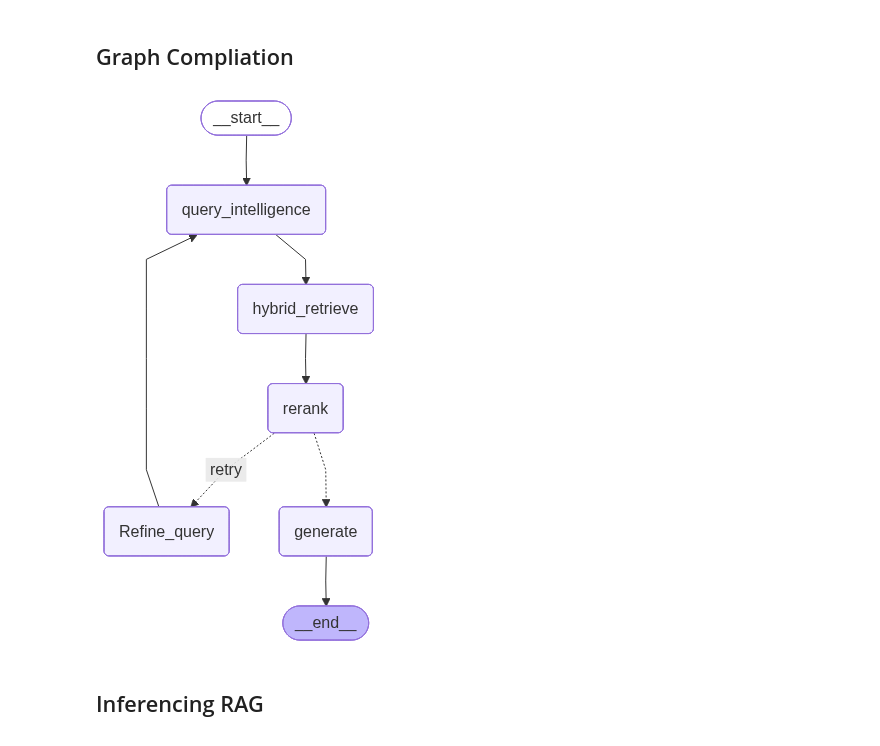
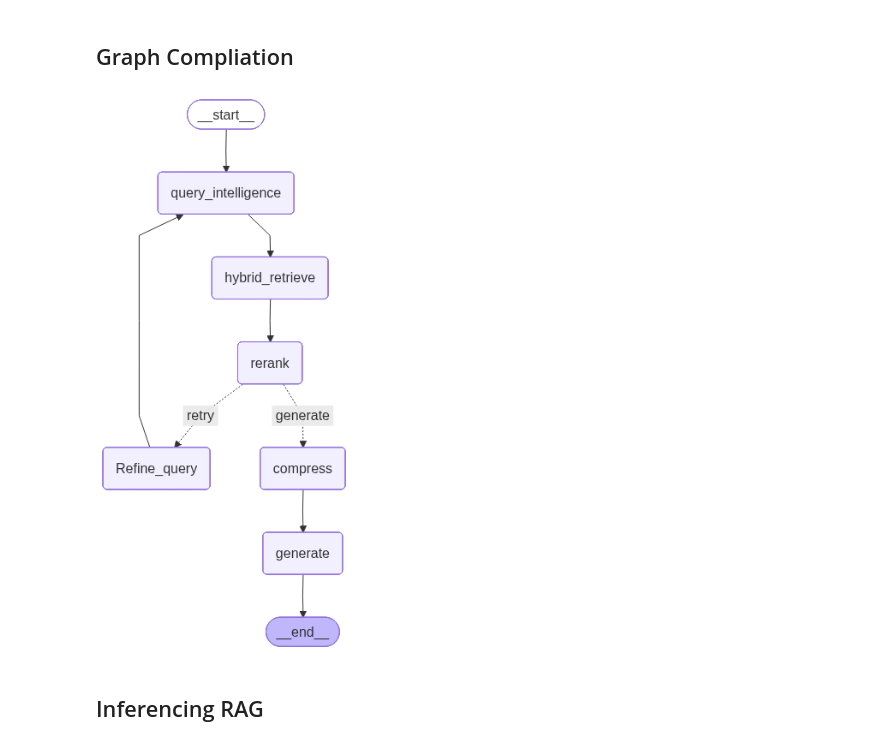
Before and after one commit to Anideep-Kalia/VeriRAG, a Jupyter notebook: VeriRAG/VeriRAG.ipynb, the cells around one changed output. Saved outputs shown, nothing was run; the diff lists cells and outputs as text; code cells hidden in the pictures.

```diff
--- a/VeriRAG/VeriRAG.ipynb
+++ b/VeriRAG/VeriRAG.ipynb
@@ -86,3 +93,19 @@ Notes:
+# %%
+import random
+
+def safe_llm_invoke(llm, prompt, retries=5):
+    last_error = None
+
+    for i in range(retries):
+        try:
+            return llm.invoke(prompt)
+        except Exception as e:
+            last_error = e
+            wait_time = (2 ** i) + random.uniform(0, 1)
+            print(f"[Retry {i+1}] Waiting {wait_time:.2f}s →", repr(e))
+            time.sleep(wait_time)
+
+    raise last_error
 # %% [markdown]
 ## Query Rewritting & Expansion
 
@@ -103,7 +126,7 @@ optimizer_prompt = ChatPromptTemplate.from_messages([
 
         Perform:
         1. Rewrite query
-        2. Generate 6 variations
+        2. Generate 3 variations
         3. Generate step-back query
 
         Return JSON:
@@ -169,7 +192,7 @@ def query_intelligence_node(state):
             "query": refined_query
         })
 
-    result = structured_llm.invoke(prompt)
+    result = safe_llm_invoke(structured_llm,prompt)
 
     print("Rewritten_query",result.rewritten_query)
     print("Expanded_queries",result.expanded_queries)
@@ -278,7 +298,7 @@ def rerank_and_filter_node(state):
 def Retry_decision_logic(state):
 
     iteration = state.get("iteration", 0)
-    max_iterations = 2
+    max_iterations = 1
 
     if state.get("answer") == "I don't know" and iteration >= max_iterations:
         return "generate"
@@ -312,7 +397,6 @@ Context:
 Answer:
 """
 )
-
 def generate_answer_node(state):
 
     # If reranker already decided to stop
@@ -331,7 +415,7 @@ def generate_answer_node(state):
         context=context
     )
 
-    response = llm.invoke(prompt)
+    response = safe_llm_invoke(llm,prompt)
 
     return {"answer": response.content}
 # %% [markdown]
@@ -340,35 +424,37 @@ def generate_answer_node(state):
 builder = StateGraph(GraphState)
 
 builder.add_node("query_intelligence", query_intelligence_node)
 builder.add_node("hybrid_retrieve", hybrid_retrieve_node)
 builder.add_node("rerank", rerank_and_filter_node)
 builder.add_node("Refine_query", Refine_query_node)
 builder.add_node("generate", generate_answer_node)
+builder.add_node("compress", compress_documents_node)
 
 builder.set_entry_point("query_intelligence")
 
 builder.add_edge("query_intelligence", "hybrid_retrieve")
 builder.add_edge("hybrid_retrieve", "rerank")
+builder.add_edge("compress", "generate")
 
 
 builder.add_conditional_edges(
     "rerank",
     Retry_decision_logic,
     {
         "retry": "Refine_query",
-        "generate": "generate"
+        "generate": "compress"
     }
 )
 
 builder.add_edge("Refine_query", "query_intelligence")
 builder.add_edge("generate", END)
 
 graph = builder.compile()
 
 from IPython.display import Image, display # type: ignore
 display(Image(graph.get_graph(xray=True).draw_mermaid_png()))
 # %% [output]
-[figure, old version]
+[figure, new version]
 # %% [markdown]
 ## Inferencing RAG
 # %%
```
Also changed, not shown: parts of 7 cells of this notebook, 1 other file.
